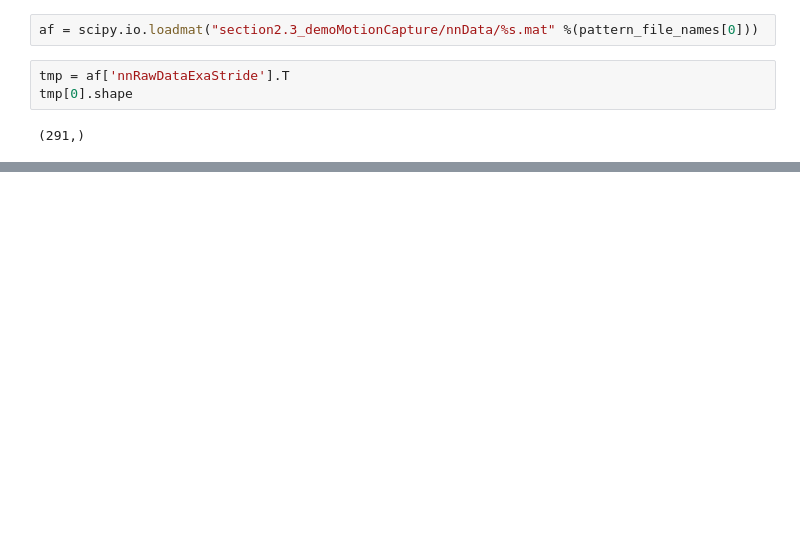
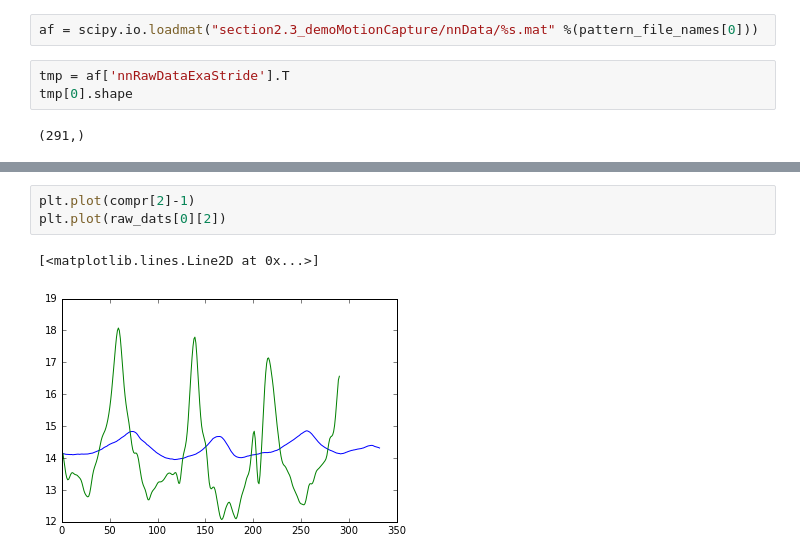
Before and after one commit to Seanny123/nef-conceptors, a Jupyter notebook: func_test-python2.ipynb, the cells around one changed output, grey strips where cells are left out. Cells and saved outputs as stored; diff of their text form; blank space fills up the shorter version.

```diff
--- a/func_test-python2.ipynb
+++ b/func_test-python2.ipynb
@@ -191,0 +186,6 @@ plt.plot(compr)
+# %%
+plt.plot(compr[2]-1)
+plt.plot(raw_dats[0][2])
+# %% [output]
+[<matplotlib.lines.Line2D at 0x...>]
+[figure, added]
```
Also changed, not shown: parts of 15 cells of this notebook, 1 other file.
